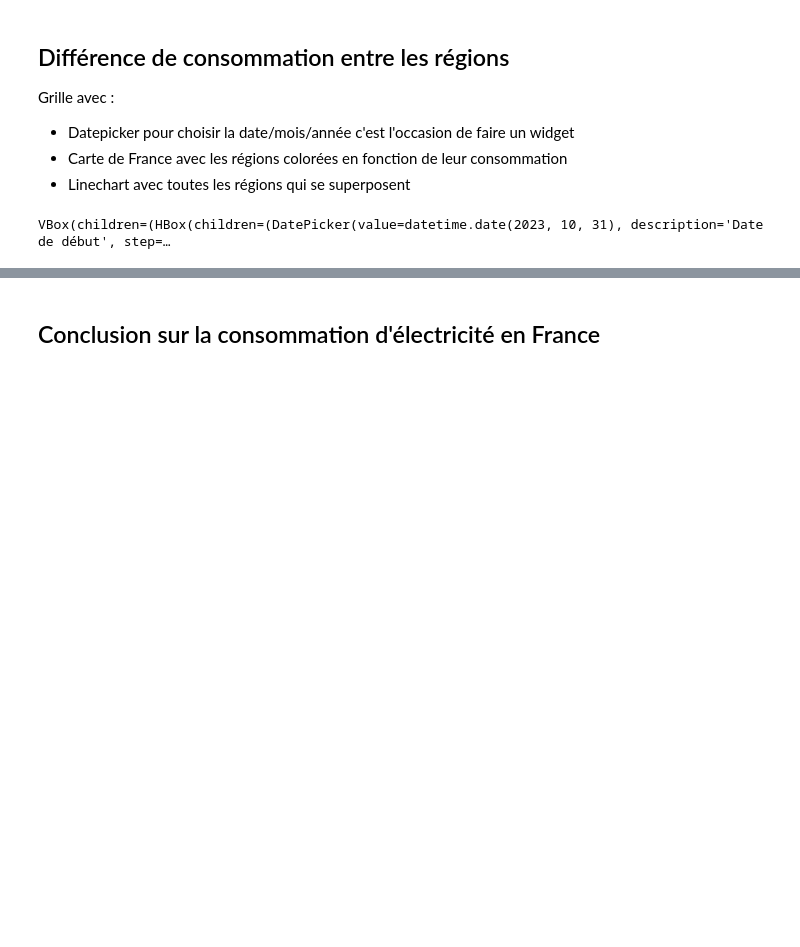
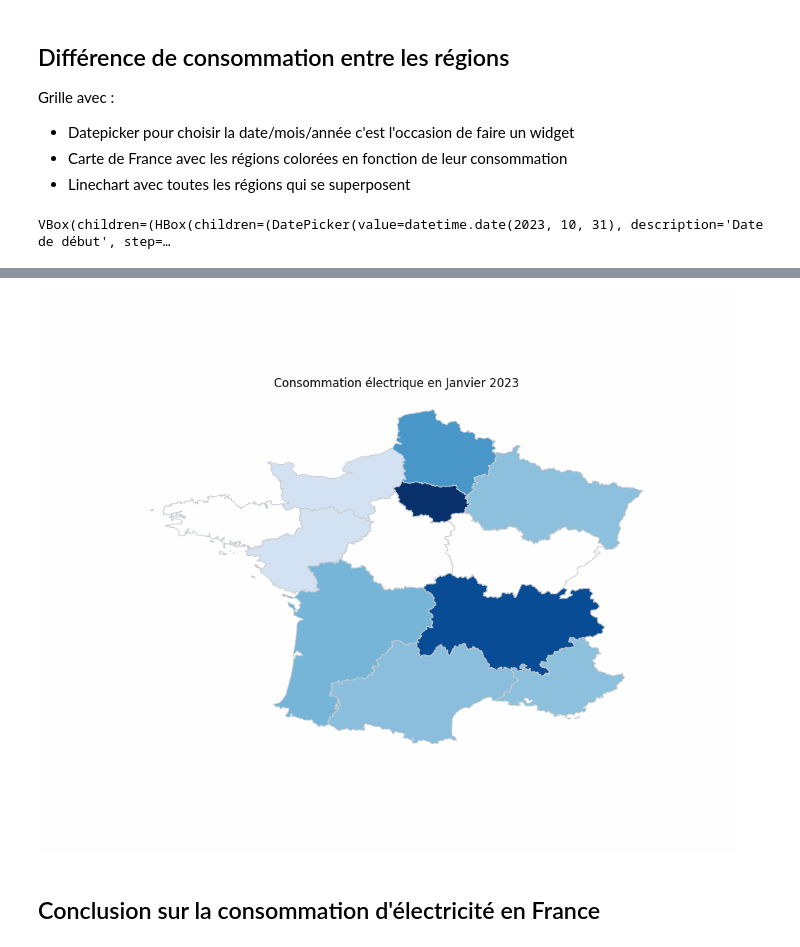
Before and after one commit to Hisqkq/Projet-outinfo, a Jupyter notebook: theo.ipynb, the cells around one changed output, grey strips where cells are left out. Saved outputs shown, nothing was run; the diff lists cells and outputs as text; code cells hidden in the pictures; blank space fills up the shorter version.

```diff
--- a/theo.ipynb
+++ b/theo.ipynb
@@ -454,3 +559,8 @@ VBox(children=(HBox(children=(DatePicker(value=datetime.date(2023, 10, 31), desc
+# %%
+# Display the animation
+Image(filename='carte_consommation_par_mois_2023.gif')
+# %% [output]
+[figure, added]
 # %% [markdown]
 ## Conclusion sur la consommation d'électricité en France
 # %% [markdown]
```
Also changed, not shown: parts of 17 cells of this notebook, 3 other files.
